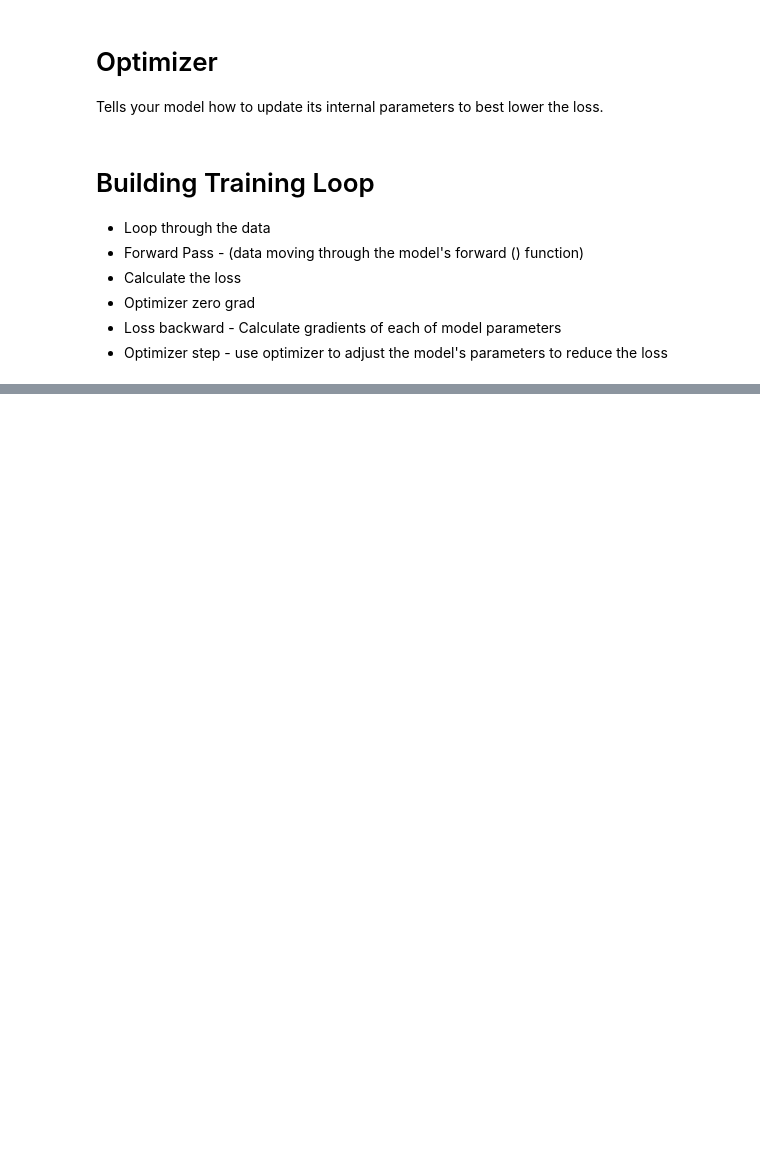
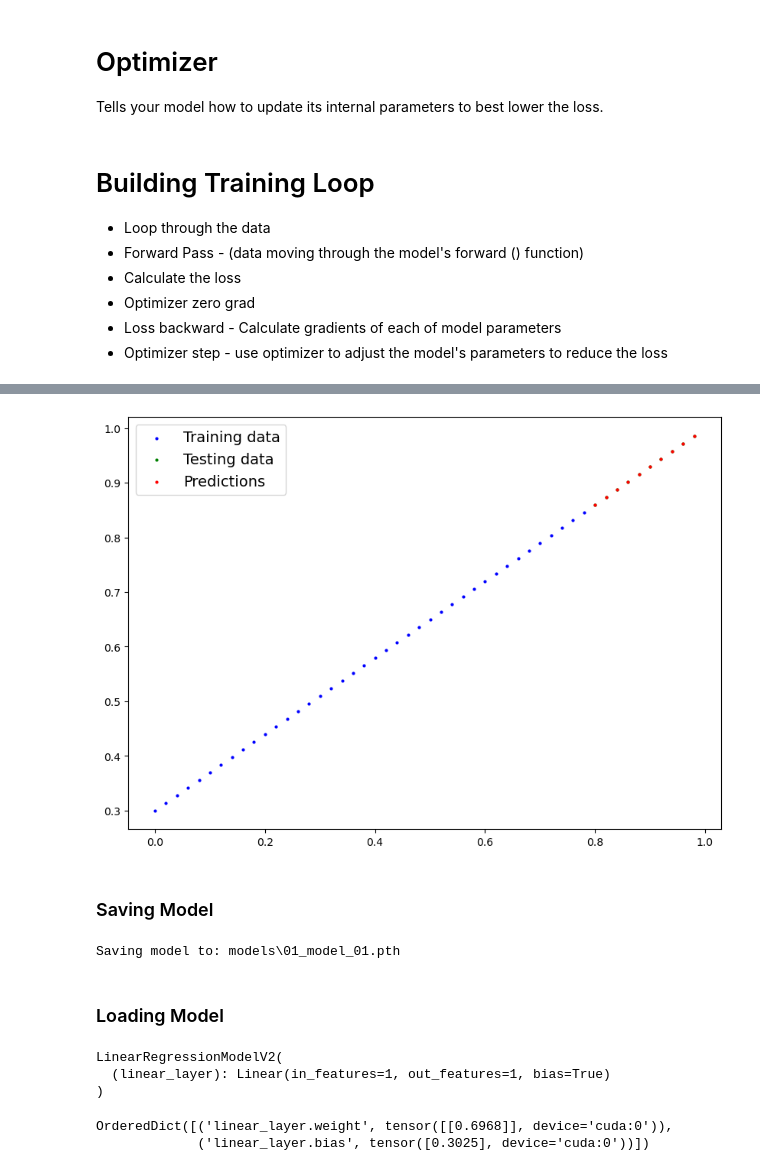
Before and after one commit to shaheer776/ai-portfolio-python, a Jupyter notebook: Deep_Learning/03_pytorch_workflow.ipynb, the cells around one changed output, grey strips where cells are left out. Cells and saved outputs as stored; diff of their text form; code cells hidden in the pictures; blank space fills up the shorter version.

```diff
--- a/Deep_Learning/03_pytorch_workflow.ipynb
+++ b/Deep_Learning/03_pytorch_workflow.ipynb
@@ -242,0 +371,13 @@ for epoch in range(epochs):
+# %%
+weight = 0.7
+bias = 0.3
+
+# Create Range values
+start = 0
+end = 1
+step = 0.02
+
+# Create X and y
+
+X = torch.arange(start,end,step).unsqueeze(dim=1)
+y = weight * X + bias
@@ -242,0 +409,5 @@ for epoch in range(epochs):
+# %%
+train_split = int(0.8 * len(X))
+X_train, y_train = X[:train_split], y[:train_split]
+X_test, y_test = X[train_split:], y[train_split:]
+len(X_train), len(y_train), len (X_test), len(y_test)
@@ -242,0 +422,16 @@ for epoch in range(epochs):
+# %%
+class LinearRegressionModelV2(nn.Module):
+    def __init__(self):
+        super().__init__()
+
+        # Use Linear for parameters (weights and biases)
+        self.linear_layer = nn.Linear(in_features=1, out_features=1)
+
+
+    def forward(self, x):
+        return self.linear_layer(x)
+
+torch.manual_seed(42)
+
+model_1 = LinearRegressionModelV2()
+model_1, model_1.state_dict()
@@ -242,0 +547,7 @@ for epoch in range(epochs):
+# %%
+model_1.eval()
+
+with torch.inference_mode():
+    test_pred = model_1(X_test)
+    test_loss = loss_function(test_pred,y_test)
+test_pred
@@ -242,0 +565,36 @@ for epoch in range(epochs):
+# %%
+plot_predictions(predictions=test_pred.cpu())
+# %% [output]
+[figure, added]
+# %% [markdown]
+### Saving Model
+# %%
+from pathlib import Path
+
+MODEL_PATH = Path('models')
+MODEL_PATH.mkdir(parents=True, exist_ok=True)
+
+MODEL_NAME = "01_model_01.pth"
+MODEL_SAVE_PATH = MODEL_PATH / MODEL_NAME
+
+print(f'Saving model to: {MODEL_SAVE_PATH}')
+torch.save(obj=model_1.state_dict(), f=MODEL_SAVE_PATH)
+# %% [output]
+Saving model to: models\01_model_01.pth
+# %% [markdown]
+### Loading Model
+# %%
+loaded_model_1 = LinearRegressionModelV2()
+
+loaded_model_1.load_state_dict(torch.load(MODEL_SAVE_PATH))
+
+loaded_model_1.to(device)
+# %% [output]
+LinearRegressionModelV2(
+  (linear_layer): Linear(in_features=1, out_features=1, bias=True)
+)
+# %%
+loaded_model_1.state_dict()
+# %% [output]
+OrderedDict([('linear_layer.weight', tensor([[0.6968]], device='cuda:0')),
+             ('linear_layer.bias', tensor([0.3025], device='cuda:0'))])
```
Also changed, not shown: parts of 36 cells of this notebook, 1 other file.
